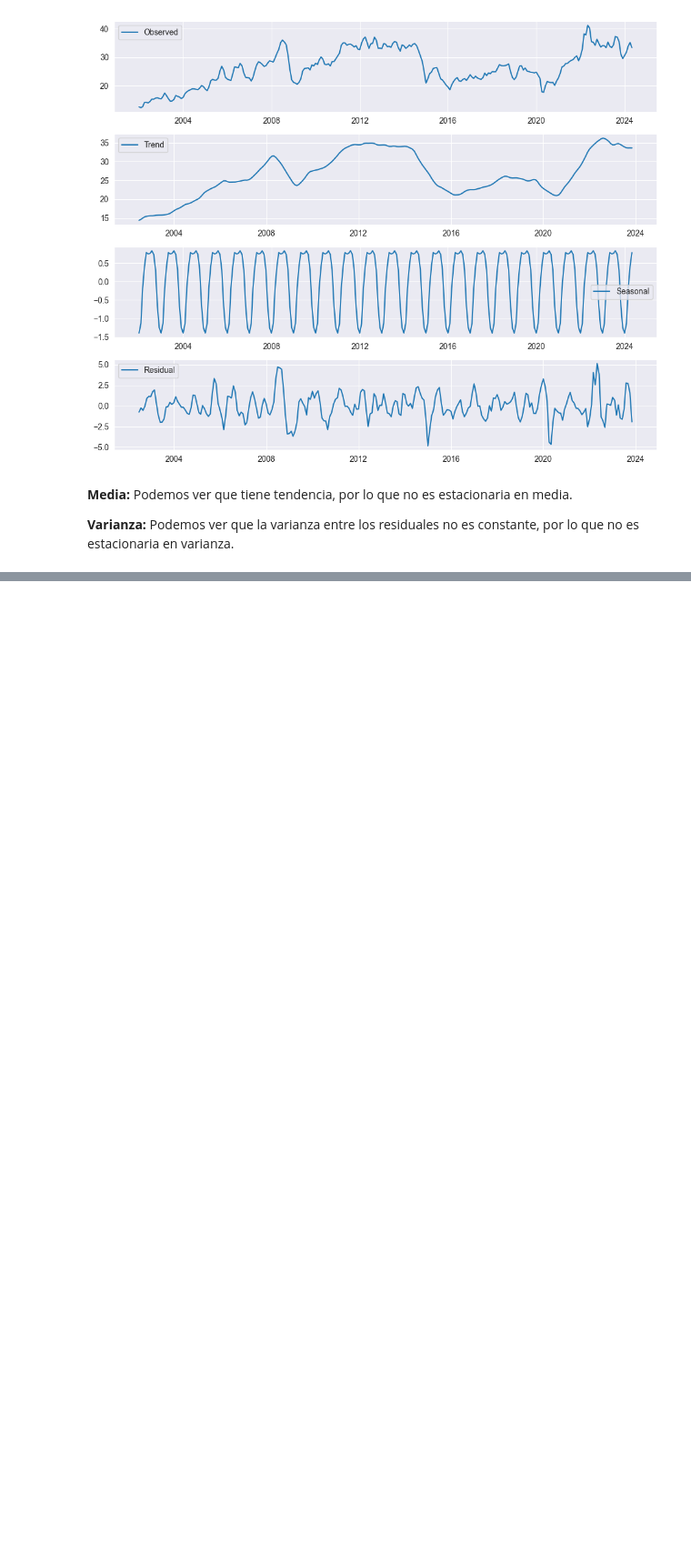
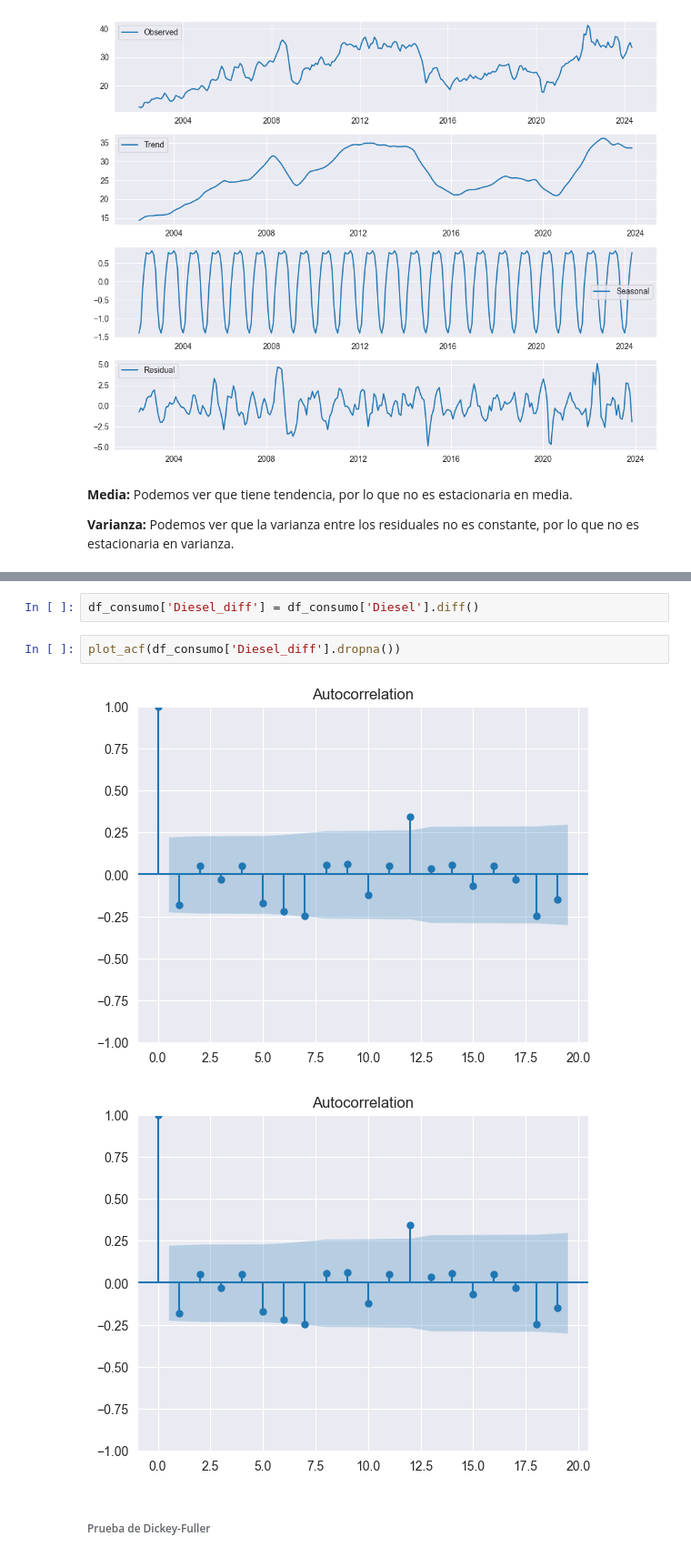
Before and after one commit to FranzCastillo/GUA-Gasoline-Analysis, a Jupyter notebook: modeling.ipynb, the cells around one changed output, grey strips where cells are left out. Shown at 91% size. Saved outputs shown, nothing was run; the diff lists cells and outputs as text; blank space fills up the shorter version.

```diff
--- a/modeling.ipynb
+++ b/modeling.ipynb
@@ -228,0 +247,9 @@ plot_decompose(df_precio, 'Super')
+# %%
+df_consumo['Diesel_diff'] = df_consumo['Diesel'].diff()
+# %%
+plot_acf(df_consumo['Diesel_diff'].dropna())
+# %% [output]
+[figure, added]
+[figure, added]
+# %% [markdown]
+###### Prueba de Dickey-Fuller
```
Also changed, not shown: parts of 96 cells of this notebook.
